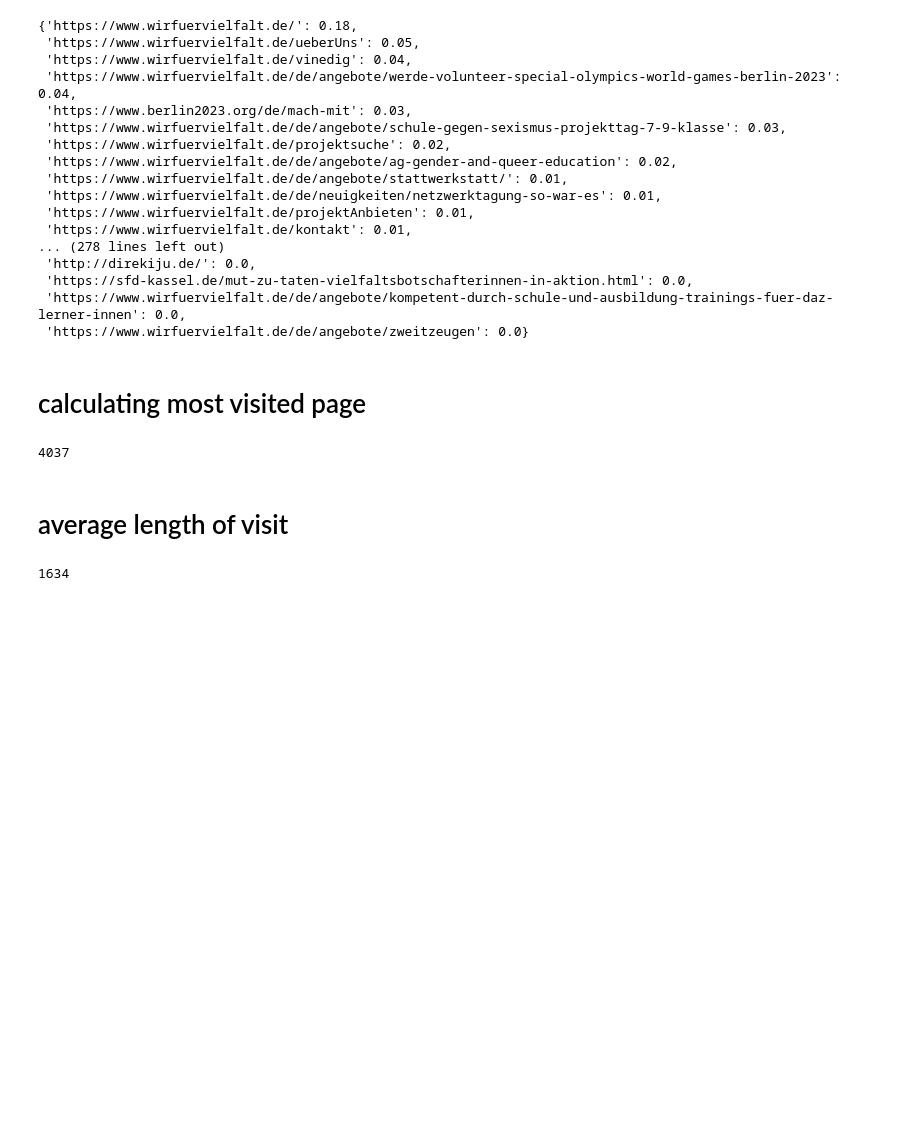
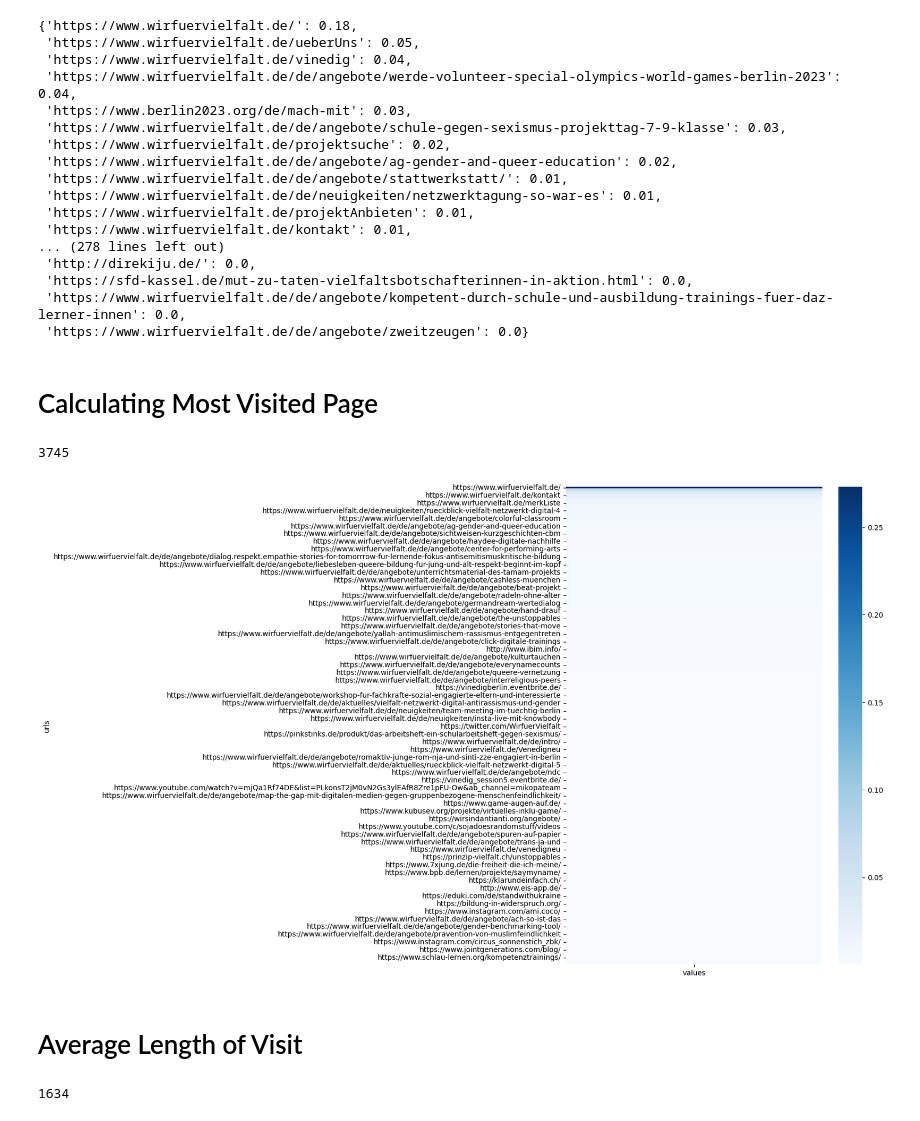
Before and after one commit to dssg-berlin/web-tracking-analytics, a Jupyter notebook: notebooks/istiyak/eda.ipynb, the cells around one changed output. Drawn from its saved outputs; the diff is of its cells as text; code cells hidden in the pictures; blank space fills up the shorter version.

```diff
--- a/notebooks/istiyak/eda.ipynb
+++ b/notebooks/istiyak/eda.ipynb
@@ -177,22 +131,64 @@ freq
  'https://sfd-kassel.de/mut-zu-taten-vielfaltsbotschafterinnen-in-aktion.html': 0.0,
  'https://www.wirfuervielfalt.de/de/angebote/kompetent-durch-schule-und-ausbildung-trainings-fuer-daz-lerner-innen': 0.0,
  'https://www.wirfuervielfalt.de/de/angebote/zweitzeugen': 0.0}
-# %% [markdown]
-# calculating most visited page
+# %% [markdown]
+# Calculating Most Visited Page
+# %%
+import math
+all_url_list = []
+for index, row in df.iterrows():
+    i = 0
+    last_url = None
+    while i < 76:
+        if i == 75:
+            row_header = 'url (actionDetails {i})'.format(i = i)
+            if type(row[row_header]) == str:
+                url = row['url (actionDetails {i})'.format(i = i)]
+                if "192.168.178.102" not in url and "localhost" not in url:
+                    all_url_list.append(url)
+        else:
+            row_header = 'url (actionDetails {i})'.format(i = i+1)
+            if type(row[row_header]) != str and math.isnan(row[row_header]):
+                break
+            else:
+                url = row['url (actionDetails {i})'.format(i = i)]
+                if "192.168.178.102" not in url and "localhost" not in url:
+                    all_url_list.append(row['url (actionDetails {i})'.format(i = i)])
+        i += 1
+
+len(all_url_list)
+# %% [output]
+3745
+# %%
+total_url = len(all_url_list)
+all_url_freq = {}
+
+for item in all_url_list:
+    if (item in all_url_freq):
+        all_url_freq[item] += 1
+    else:
+        all_url_freq[item] = 1
+
+for k, v in all_url_freq.items():
+    all_url_freq[k] = v/total_url
+
+all_url_freq = dict(sorted(all_url_freq.items(), key=lambda item: item[1], reverse=True))
+draw_heatmap(all_url_freq.keys(), all_url_freq.values())
+# %% [output]
+[figure, added]
+# %% [markdown]
+# Average Length of Visit
 # %%
-import math
-all_url_list = []
+visit_lengths = []
 for index, row in df.iterrows():
     i = 0
-    last_url = None
-    while i < 75:
-        row_header = 'url (actionDetails {i})'.format(i = i+1)
+    while i < 76:
+        row_header = 'url (actionDetails {i})'.format(i = i)
         if type(row[row_header]) != str and math.isnan(row[row_header]):
+            visit_lengths.append(i+1)
             break
-        else:
-            all_url_list.append(row['url (actionDetails {i})'.format(i = i)])
         i += 1
 
-len(all_url_list)
+len(visit_lengths)
 # %% [output]
-4037
+1634
@@ -213,19 +195,3 @@ all_url_freq = dict(sorted(all_url_freq.items(), key=lambda item: item[1], rever
-# %% [markdown]
-# average length of visit
-# %%
-visit_lengths = []
-for index, row in df.iterrows():
-    i = 0
-    while i < 75:
-        row_header = 'url (actionDetails {i})'.format(i = i+1)
-        if type(row[row_header]) != str and math.isnan(row[row_header]):
-            visit_lengths.append(i+1)
-            break
-        i += 1
-
-len(visit_lengths)
-# %% [output]
-1634
 # %%
 arr = np.array(visit_lengths)
 
```
Also changed, not shown: parts of 23 cells of this notebook.
